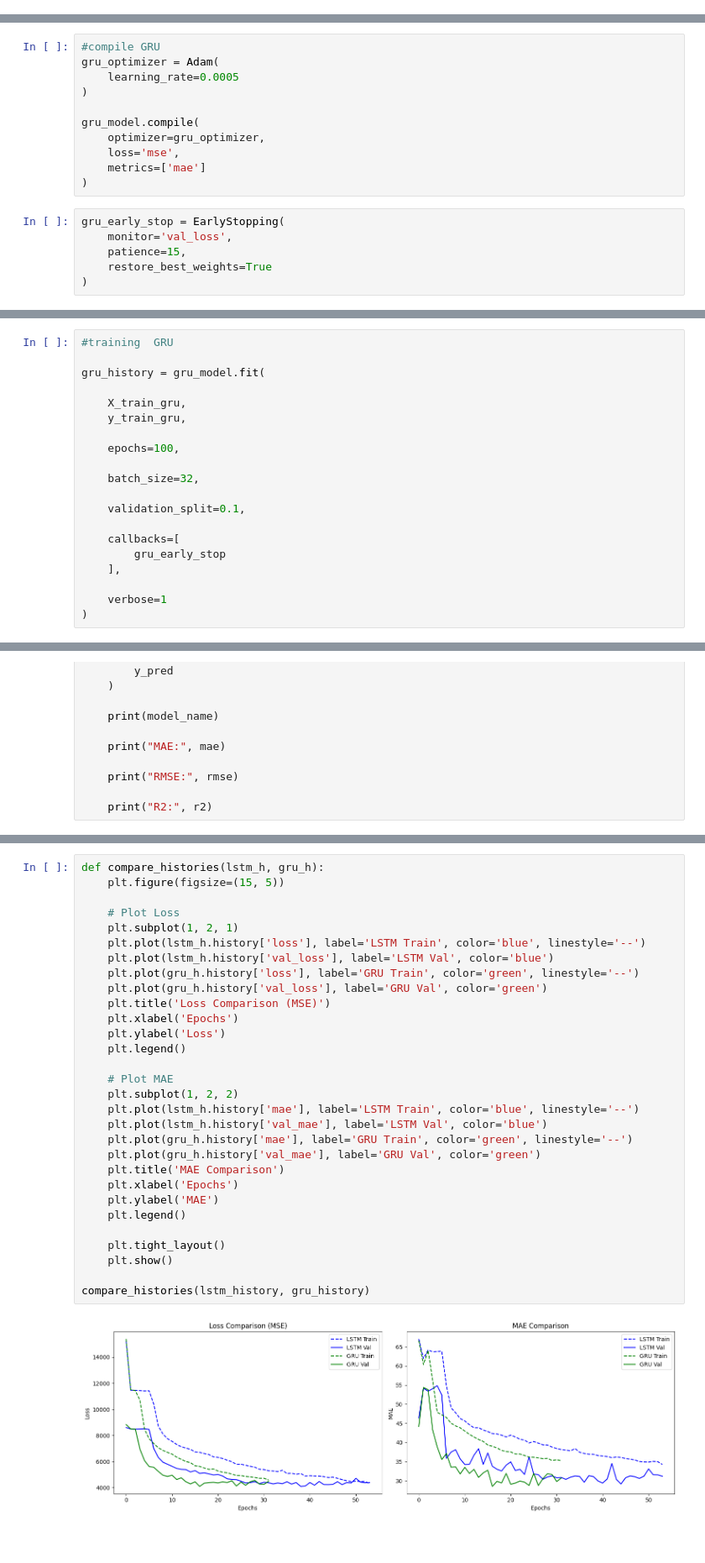
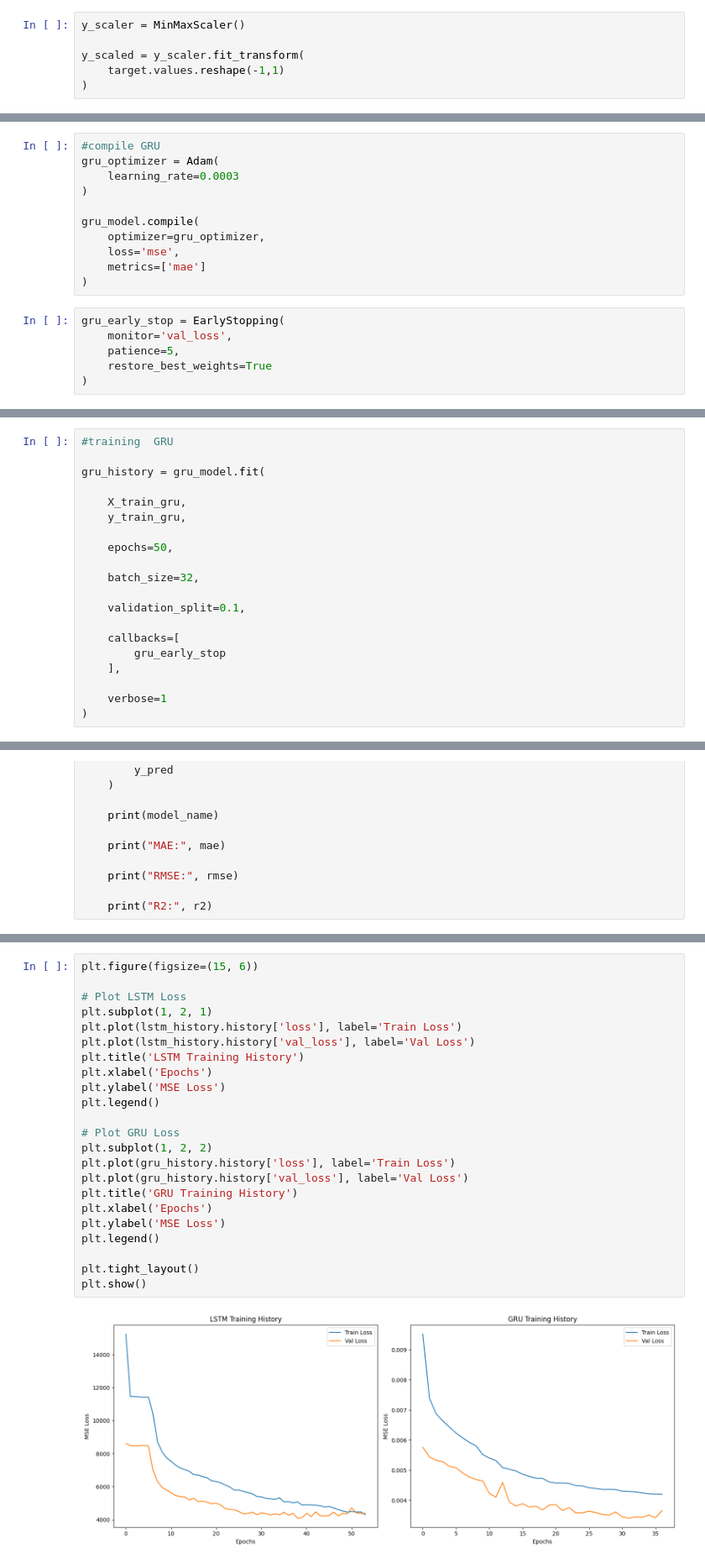
Before and after one commit to risnariha/-Multivariate-Time-Series-Prediction-Model, a Jupyter notebook: Energy_Prediction_DeepLearning.ipynb, the cells around one changed output, grey strips where cells are left out. Shown at 84% size. Cells and saved outputs as stored; diff of their text form; blank space fills up the shorter version.

```diff
--- a/Energy_Prediction_DeepLearning.ipynb
+++ b/Energy_Prediction_DeepLearning.ipynb
@@ -559,0 +584,6 @@ y_test_gru = y_test_gru.astype(np.float32)
+# %%
+y_scaler = MinMaxScaler()
+
+y_scaled = y_scaler.fit_transform(
+    target.values.reshape(-1,1)
+)
@@ -597,7 +708,7 @@ gru_model.add(Dense(1))
 # %%
 #compile GRU
 gru_optimizer = Adam(
-    learning_rate=0.0005
+    learning_rate=0.0003
 )
 
 gru_model.compile(
@@ -608,6 +719,6 @@ gru_model.compile(
 # %%
 gru_early_stop = EarlyStopping(
     monitor='val_loss',
-    patience=15,
+    patience=5,
     restore_best_weights=True
 )
@@ -621,7 +739,7 @@ gru_history = gru_model.fit(
     X_train_gru,
     y_train_gru,
 
-    epochs=100,
+    epochs=50,
 
     batch_size=32,
 
@@ -707,32 +815,25 @@ R2: 0.4731302857398987
 # %%
-def compare_histories(lstm_h, gru_h):
-    plt.figure(figsize=(15, 5))
+plt.figure(figsize=(15, 6))
 
-    # Plot Loss
-    plt.subplot(1, 2, 1)
-    plt.plot(lstm_h.history['loss'], label='LSTM Train', color='blue', linestyle='--')
-    plt.plot(lstm_h.history['val_loss'], label='LSTM Val', color='blue')
-    plt.plot(gru_h.history['loss'], label='GRU Train', color='green', linestyle='--')
-    plt.plot(gru_h.history['val_loss'], label='GRU Val', color='green')
-    plt.title('Loss Comparison (MSE)')
-    plt.xlabel('Epochs')
-    plt.ylabel('Loss')
-    plt.legend()
+# Plot LSTM Loss
+plt.subplot(1, 2, 1)
+plt.plot(lstm_history.history['loss'], label='Train Loss')
+plt.plot(lstm_history.history['val_loss'], label='Val Loss')
+plt.title('LSTM Training History')
+plt.xlabel('Epochs')
+plt.ylabel('MSE Loss')
+plt.legend()
 
-    # Plot MAE
-    plt.subplot(1, 2, 2)
-    plt.plot(lstm_h.history['mae'], label='LSTM Train', color='blue', linestyle='--')
-    plt.plot(lstm_h.history['val_mae'], label='LSTM Val', color='blue')
-    plt.plot(gru_h.history['mae'], label='GRU Train', color='green', linestyle='--')
-    plt.plot(gru_h.history['val_mae'], label='GRU Val', color='green')
-    plt.title('MAE Comparison')
-    plt.xlabel('Epochs')
-    plt.ylabel('MAE')
-    plt.legend()
+# Plot GRU Loss
+plt.subplot(1, 2, 2)
+plt.plot(gru_history.history['loss'], label='Train Loss')
+plt.plot(gru_history.history['val_loss'], label='Val Loss')
+plt.title('GRU Training History')
+plt.xlabel('Epochs')
+plt.ylabel('MSE Loss')
+plt.legend()
 
-    plt.tight_layout()
-    plt.show()
-
-compare_histories(lstm_history, gru_history)
+plt.tight_layout()
+plt.show()
 # %% [output]
-[figure, old version]
+[figure, new version]
```
Also changed, not shown: parts of 35 cells of this notebook.
